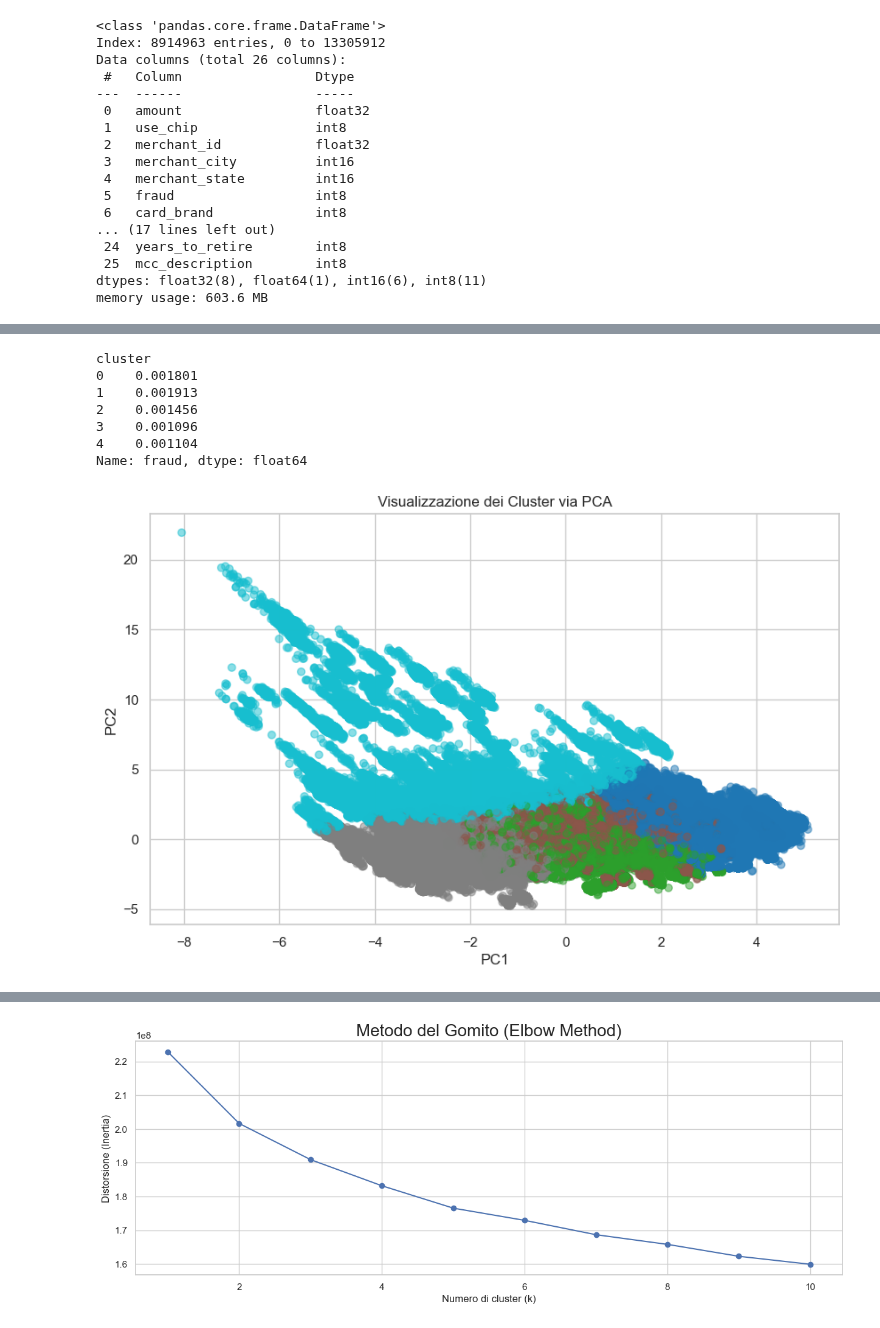
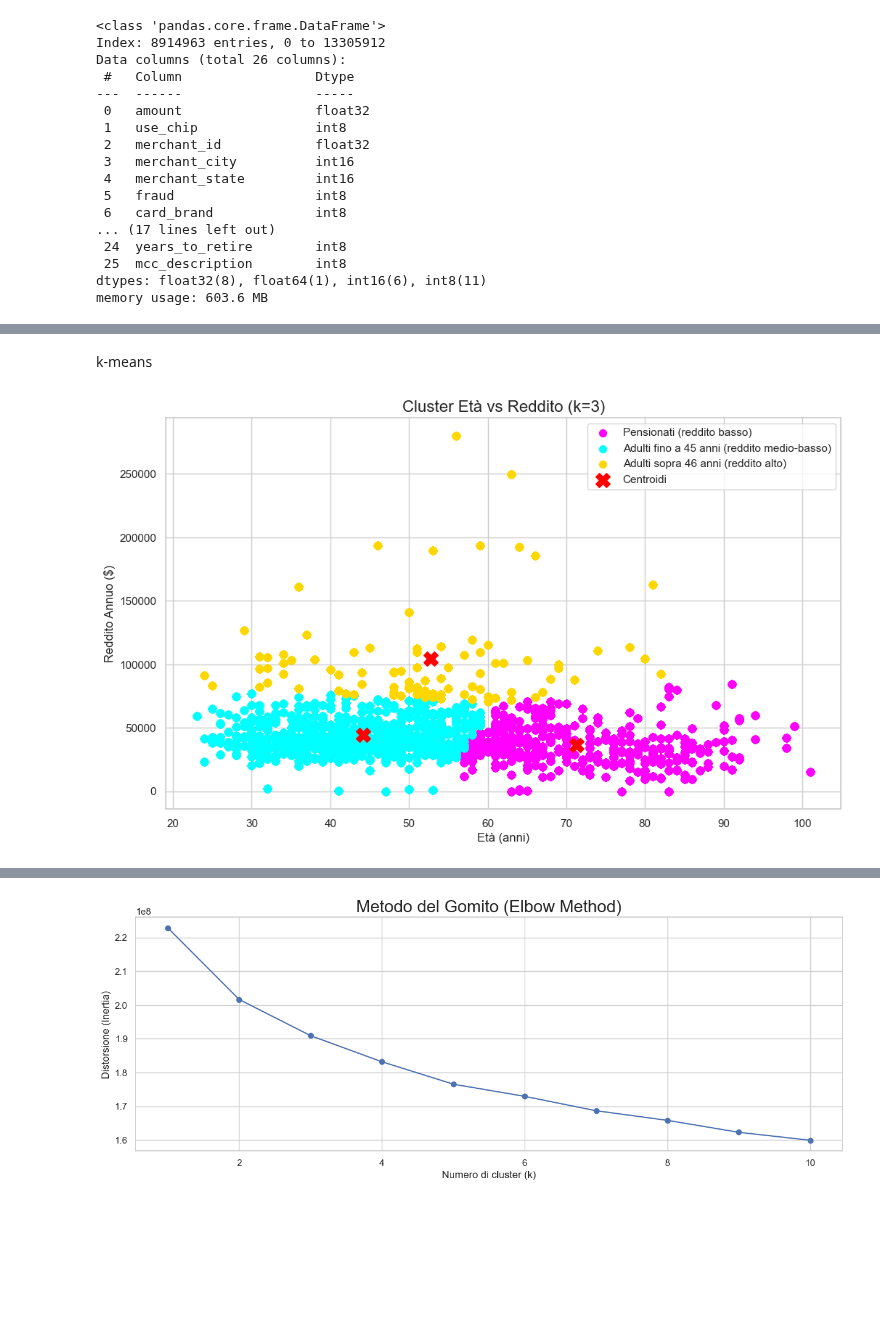
Before and after one commit to AlessandroPieragostini/Data-Science, a Jupyter notebook: clustering_frode.ipynb, the cells around one changed output, grey strips where cells are left out. Drawn from its saved outputs; the diff is of its cells as text; code cells hidden in the pictures; blank space fills up the shorter version.

```diff
--- a/clustering_frode.ipynb
+++ b/clustering_frode.ipynb
@@ -86,37 +104,42 @@ memory usage: 603.6 MB
+# %% [markdown]
+k-means
 # %%
+# Esegui K-means con k=4
+km = KMeans(n_clusters=3, random_state=42)
+y_means = km.fit_predict(x_scaled)
 
+# Aggiungi i cluster ai dati originali
+data['cluster'] = y_means
+cluster_centers = scaler.inverse_transform(km.cluster_centers_)
 
-# Scalatura
-scaler = StandardScaler()
-X_scaled = scaler.fit_transform(trans_final)
+# Plot dei cluster
+plt.figure(figsize=(12, 7))
+colors = ['magenta', 'cyan', 'gold', 'lightgreen']
+labels = {
+    0:"Pensionati (reddito basso)",
+    1:"Adulti fino a 45 anni (reddito medio-basso)",
+    2:"Adulti sopra 46 anni (reddito alto)",
+    3:"Senior sopra i 60 (reddito molto alto)"
+}
 
-kmeans = KMeans(n_clusters=5, random_state=42)
-cluster_labels = kmeans.fit_predict(X_scaled)
+for cluster_num in range(3):
+    mask = (y_means == cluster_num)
+    plt.scatter(
+        x[mask, 0], x[mask, 1],
+        s=50, c=colors[cluster_num],
+        label=labels[cluster_num]
+    )
 
-trans_final_clustered = trans_final.loc[trans_final.index].copy()
-trans_final_clustered['cluster'] = cluster_labels
+plt.scatter(
+    cluster_centers[:, 0], cluster_centers[:, 1],
+    s=200, c='red', marker='X', label='Centroidi'
+)
 
-# Tasso di frodi per cluster
-fraud_rate = trans_final_clustered.groupby('cluster')['fraud'].mean()
-print(fraud_rate)
+plt.title('Cluster Età vs Reddito (k=3)', fontsize=16)
+plt.xlabel('Età (anni)', fontsize=12)
+plt.ylabel('Reddito Annuo ($)', fontsize=12)
+plt.legend()
+plt.grid(True)
+plt.show()
 # %% [output]
-cluster
-0    0.001801
-1    0.001913
-2    0.001456
-3    0.001096
-4    0.001104
-Name: fraud, dtype: float64
+[figure, added]
-# %%
-
-pca = PCA(n_components=2)
-X_pca = pca.fit_transform(X_scaled)
-
-plt.figure(figsize=(10,6))
-plt.scatter(X_pca[:,0], X_pca[:,1], c=trans_final_clustered['cluster'], cmap='tab10', alpha=0.5)
-plt.title('Visualizzazione dei Cluster via PCA')
-plt.xlabel('PC1')
-plt.ylabel('PC2')
-plt.show()
-# %% [output]
-[figure, removed]
```
Also changed, not shown: parts of 26 cells of this notebook.
